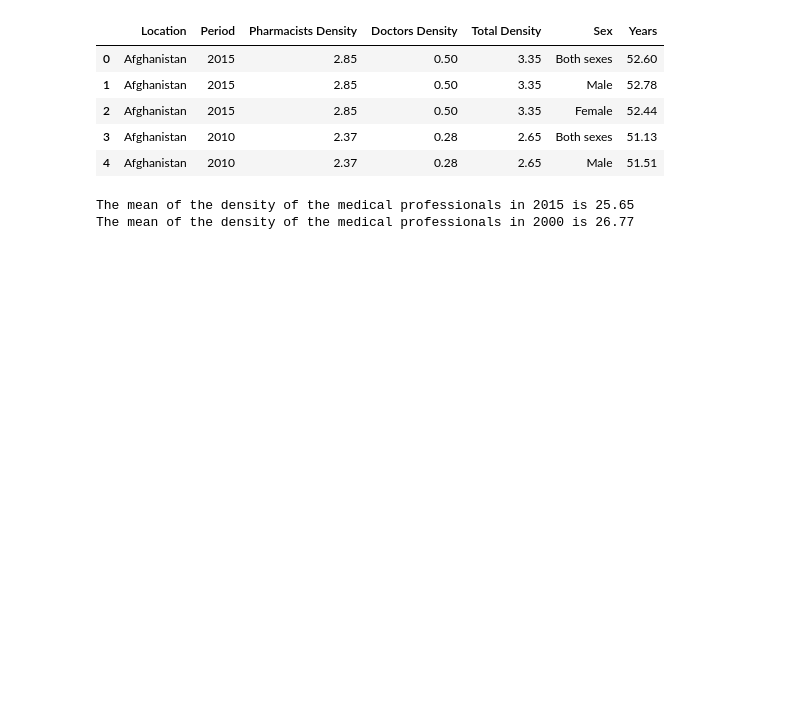
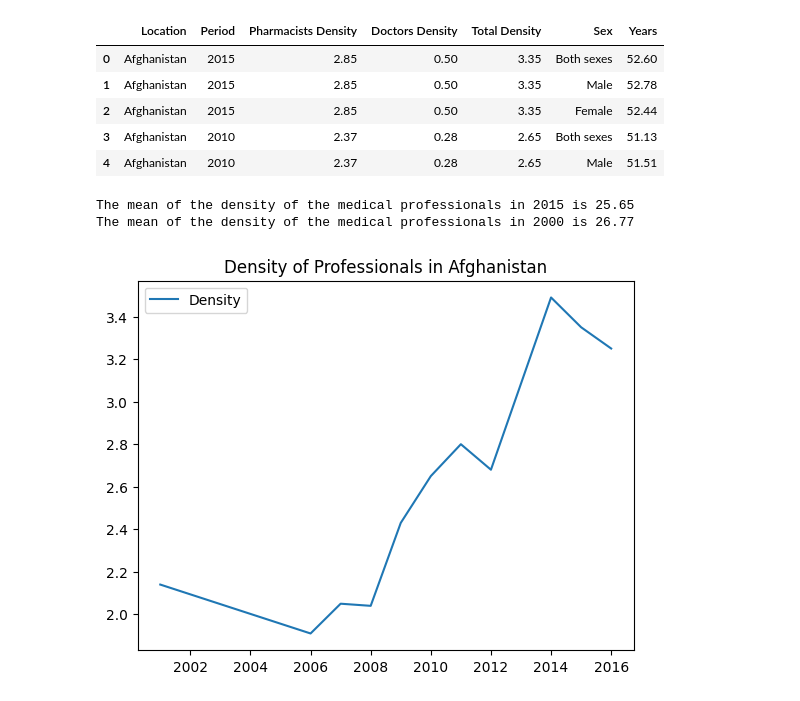
Before and after one commit to quan22022003/CS_A1160, a Jupyter notebook: project_notebook.ipynb, the cells around one changed output. Cells and saved outputs as stored; diff of their text form; code cells hidden in the pictures; blank space fills up the shorter version.

Commit message:
plot Afghanistan density

```diff
--- a/project_notebook.ipynb
+++ b/project_notebook.ipynb
@@ -118,3 +119,13 @@ print(f'The mean of the density of the medical professionals in 2000 is {mean_to
 # %% [output]
 The mean of the density of the medical professionals in 2015 is 25.65
 The mean of the density of the medical professionals in 2000 is 26.77
+# %%
+Afghanistan_total_density = medProf[medProf['Location'] == 'Afghanistan']['Total Density']
+Year = medProf[medProf['Location'] == 'Afghanistan']['Period'].unique()
+
+plt.plot(Year, Afghanistan_total_density, label='Density')
+plt.title('Density of Professionals in Afghanistan')
+plt.legend()
+plt.show()
+# %% [output]
+[figure, added]
```
Also changed, not shown: parts of 1 cell of this notebook.
